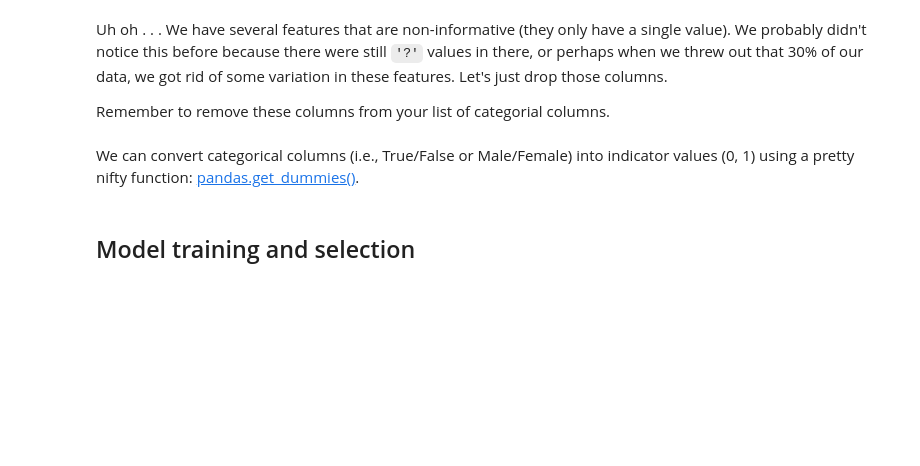
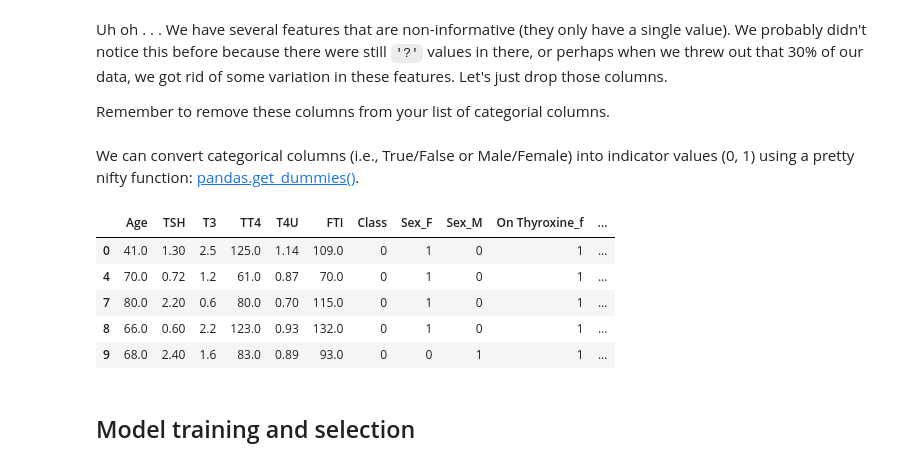
Before and after one commit to KaileyLiou/Medlytics-Fall, a Jupyter notebook: Challenge_Project/Challenge_Project.ipynb, the cells around one changed output. Drawn from its saved outputs; the diff is of its cells as text; code cells hidden in the pictures; blank space fills up the shorter version.

```diff
--- a/Challenge_Project/Challenge_Project.ipynb
+++ b/Challenge_Project/Challenge_Project.ipynb
@@ -197,11 +379,26 @@ Remember to remove these columns from your list of categorial columns.
 # %%
 # Drop columns that do not contain useful information (all 2800 data points have the same value)
 ### YOUR CODE HERE
+columns_to_drop = ['Hypopituitary', 'TSH Measured', 'T3 Measured', 'TT4 Measured', 'T4U Measured']   #These columns have the same value for all rows, in case of hypopituitary only one row is different, not giving the model enough information
+dataset = dataset.drop(columns=columns_to_drop)
 # %% [markdown]
 We can convert categorical columns (i.e., True/False or Male/Female) into indicator values (0, 1) using a pretty nifty function: [pandas.get_dummies()](https://pandas.pydata.org/docs/reference/api/pandas.get_dummies.html).
 # %%
 # Convert categorical columns to indicator (0, 1) variables
 ### YOUR CODE HERE
+for col in columns_to_drop:
+    categorical_columns.remove(col)
+
+encoded_dataset = pd.get_dummies(dataset, columns=categorical_columns, dtype='int')
+# %%
+encoded_dataset.head() # This is the dataset we will use for model building!
+# %% [output]
+|  | Age | TSH | T3 | TT4 | T4U | FTI | Class | Sex_F | Sex_M | On Thyroxine_f | ... |
+| 0 | 41.0 | 1.30 | 2.5 | 125.0 | 1.14 | 109.0 | 0 | 1 | 0 | 1 | ... |
+| 4 | 70.0 | 0.72 | 1.2 | 61.0 | 0.87 | 70.0 | 0 | 1 | 0 | 1 | ... |
+| 7 | 80.0 | 2.20 | 0.6 | 80.0 | 0.70 | 115.0 | 0 | 1 | 0 | 1 | ... |
+| 8 | 66.0 | 0.60 | 2.2 | 123.0 | 0.93 | 132.0 | 0 | 1 | 0 | 1 | ... |
+| 9 | 68.0 | 2.40 | 1.6 | 83.0 | 0.89 | 93.0 | 0 | 0 | 1 | 1 | ... |
 # %% [markdown]
 ## Model training and selection
 # %% [markdown]
```
Also changed, not shown: parts of 23 cells of this notebook.
